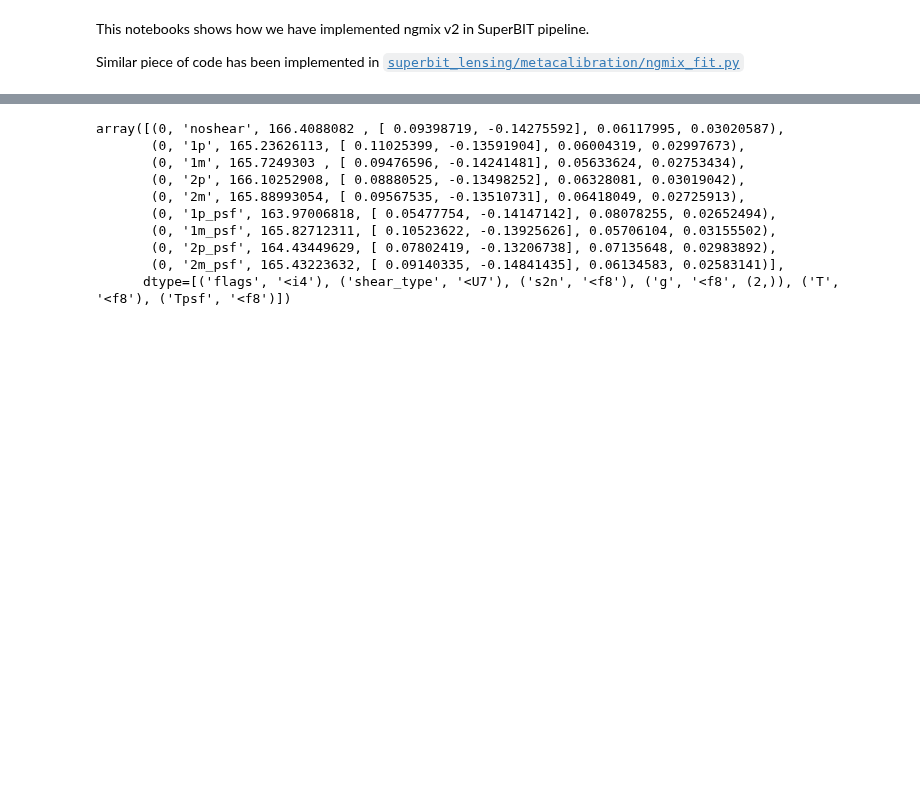
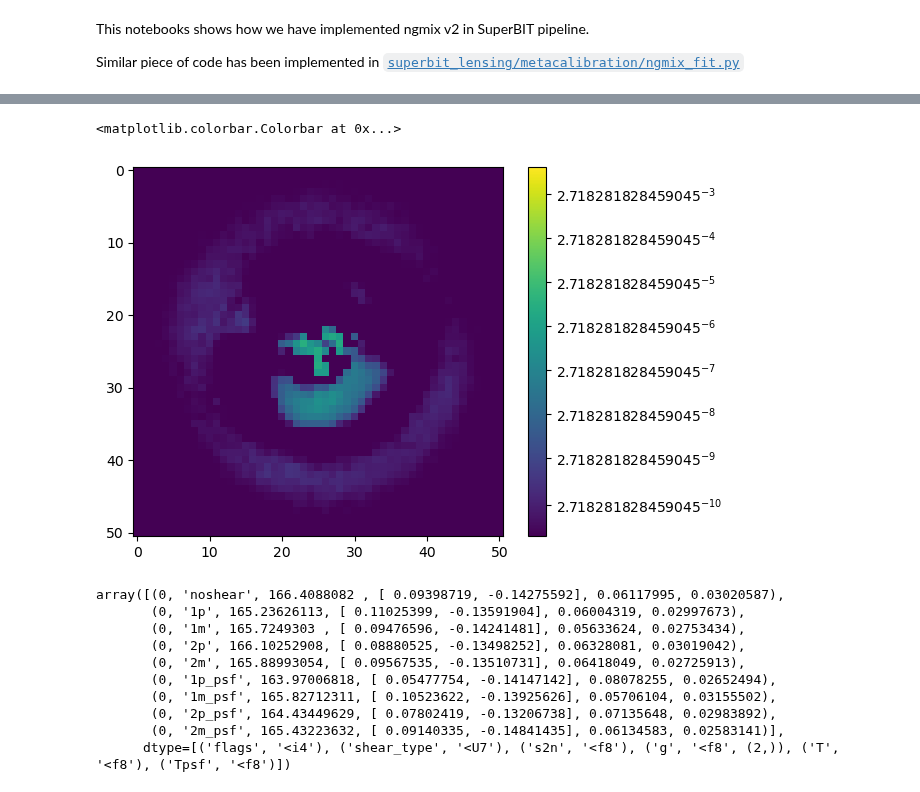
Before and after one commit to superbit-collaboration/superbit-lensing, a Jupyter notebook: notebooks/ngmix/ngmixv2_superbit.ipynb, the cells around one changed output, grey strips where cells are left out. Drawn from its saved outputs; the diff is of its cells as text; code cells hidden in the pictures; blank space fills up the shorter version.

```diff
--- a/notebooks/ngmix/ngmixv2_superbit.ipynb
+++ b/notebooks/ngmix/ngmixv2_superbit.ipynb
@@ -176,0 +199,2 @@ resdict, obsdict = boot.go(obslist)
+# %%
+psf_im = obsdict['noshear'][0].psf.meta['result'].make_image()
@@ -177,3 +211,9 @@ resdict, obsdict = boot.go(obslist)
+# %%
+plt.imshow(obslist[0].psf.image - psf_im, norm=norm2)
+plt.colorbar()
+# %% [output]
+<matplotlib.colorbar.Colorbar at 0x...>
+[figure, added]
 # %%
 dlist = []
 for stype, sres in resdict.items():
```
Also changed, not shown: parts of 6 cells of this notebook, 35 other files.
